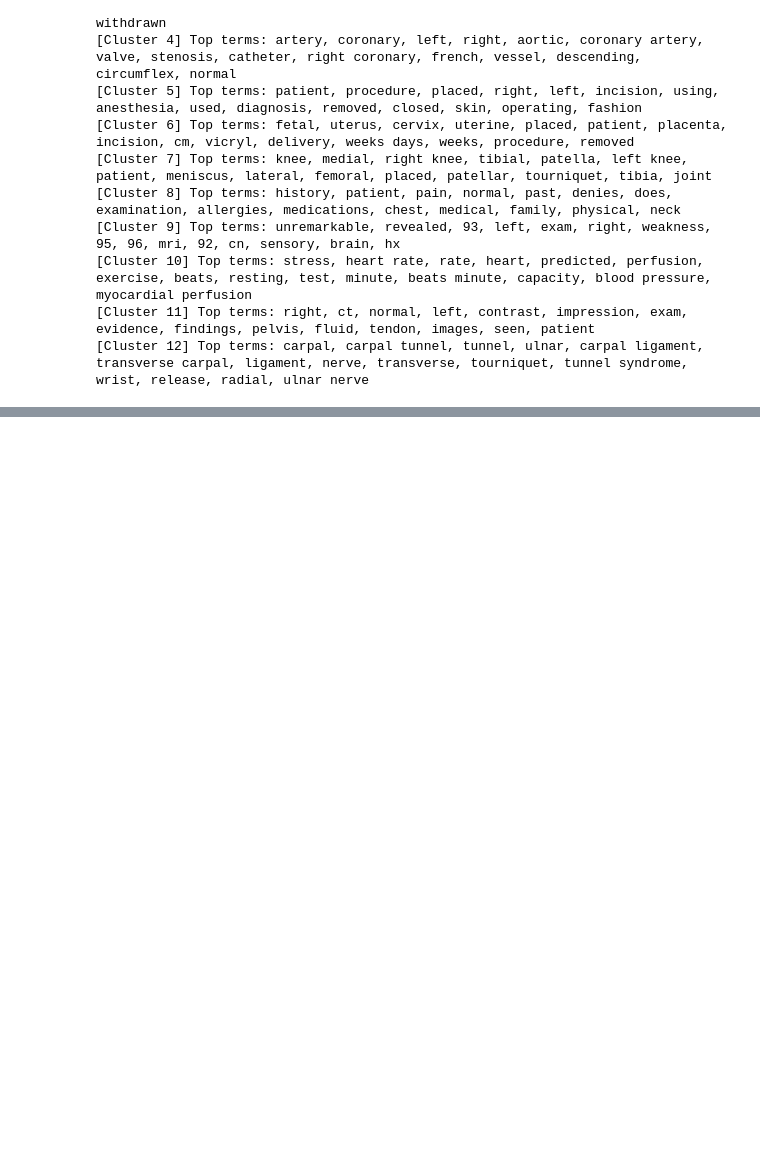
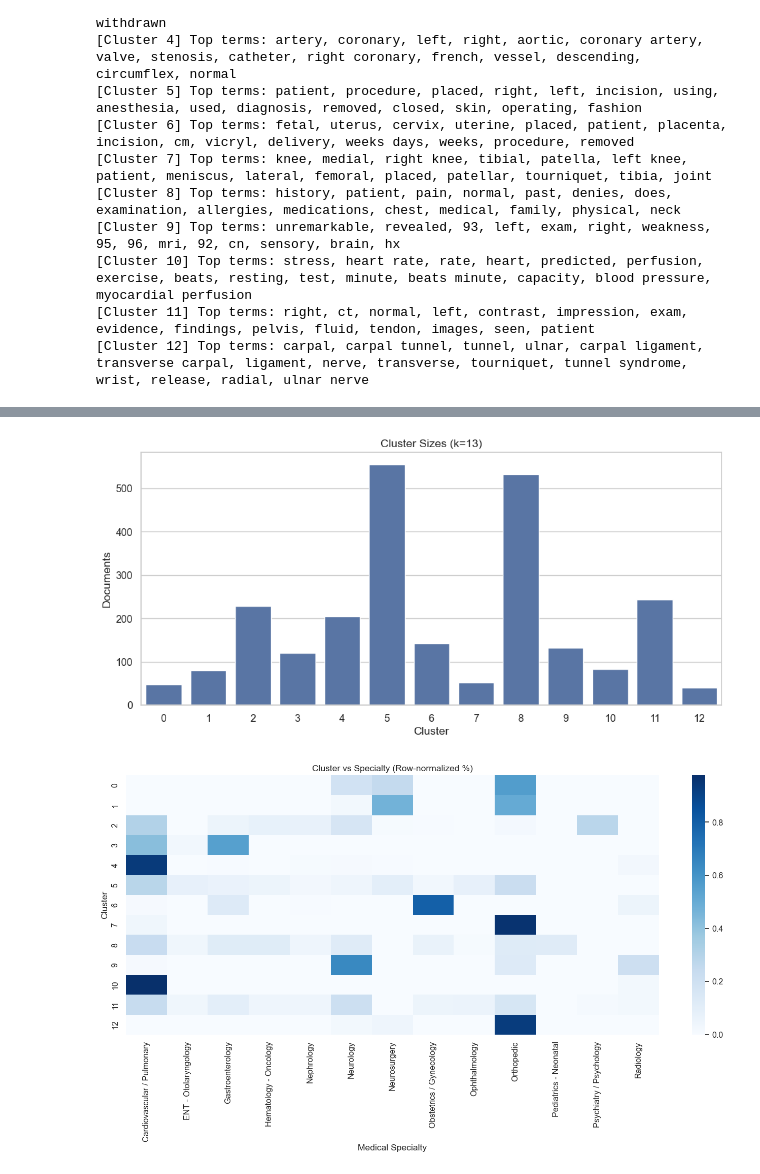
Before and after one commit to senumiminodya/axora-medarchive-solution, a Jupyter notebook: clustering_analysis.ipynb, the cells around one changed output, grey strips where cells are left out. Cells and saved outputs as stored; diff of their text form; code cells hidden in the pictures; blank space fills up the shorter version.

Commit message:
add cluster size bar chart and specialty heatmap visualization

```diff
--- a/clustering_analysis.ipynb
+++ b/clustering_analysis.ipynb
@@ -209,3 +209,25 @@ display(ct_pct.style.format("{:.2%}"))
 | 10 | 97.62% | 0.00% | 0.00% | 0.00% | ... |
 | 11 | 23.87% | 4.12% | 9.88% | 4.53% | ... |
 | 12 | 0.00% | 0.00% | 0.00% | 0.00% | ... |
+# %%
+# Bar chart: cluster sizes
+sizes = all_df["cluster"].value_counts().sort_index()
+plt.figure(figsize=(10, 5))
+sns.barplot(x=sizes.index, y=sizes.values)
+plt.title("Cluster Sizes (k=13)")
+plt.xlabel("Cluster")
+plt.ylabel("Documents")
+plt.tight_layout()
+plt.show()
+
+# Heatmap: top specialties per cluster (row-normalized)
+plt.figure(figsize=(14, 8))
+sns.heatmap(ct_pct, annot=False, cmap="Blues")
+plt.title("Cluster vs Specialty (Row-normalized %)")
+plt.xlabel("Medical Specialty")
+plt.ylabel("Cluster")
+plt.tight_layout()
+plt.show()
+# %% [output]
+[figure, added]
+[figure, added]
```
